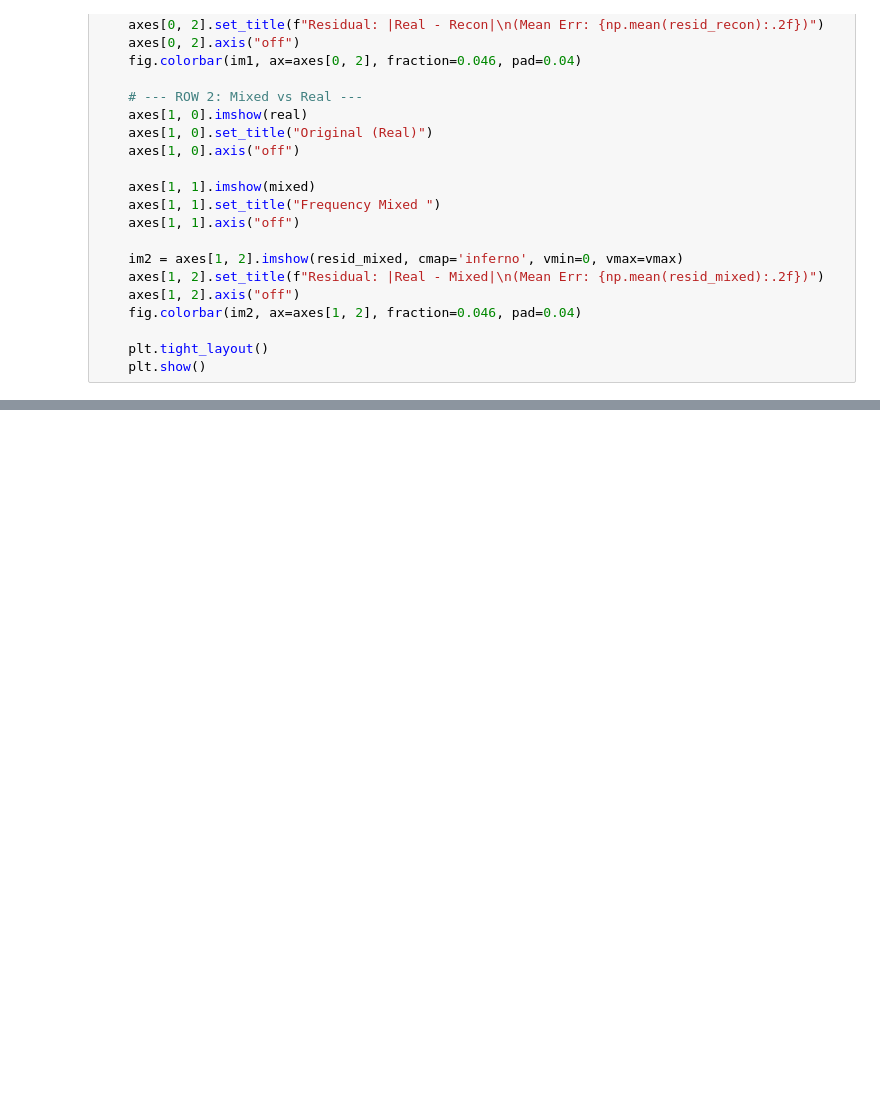
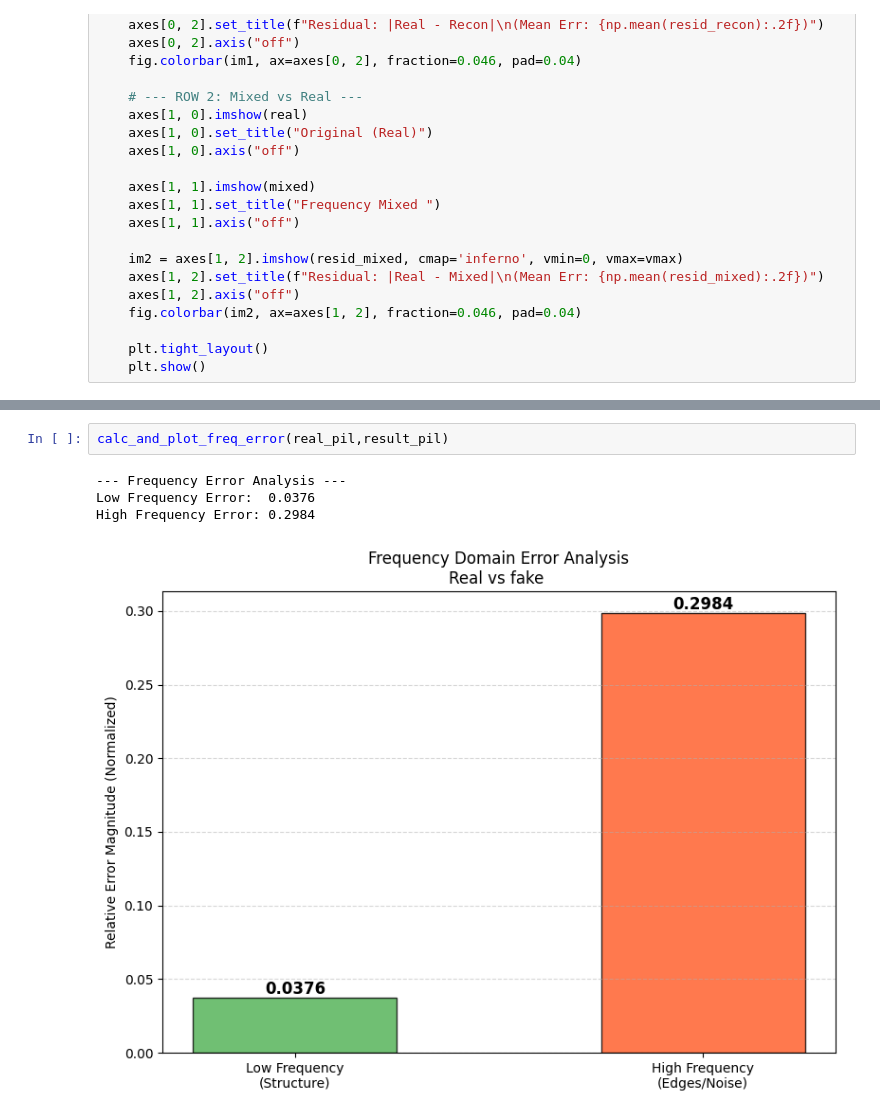
Before and after one commit to phospheneai/auth-sandbox, a Jupyter notebook: image-freq-swap/nbs/dct-swap.ipynb, the cells around one changed output, grey strips where cells are left out. Saved outputs shown, nothing was run; the diff lists cells and outputs as text; blank space fills up the shorter version.

```diff
--- a/image-freq-swap/nbs/dct-swap.ipynb
+++ b/image-freq-swap/nbs/dct-swap.ipynb
@@ -213,0 +309,7 @@ plot_comparisons(real_pil,recon_pil,result_pil)
+# %%
+calc_and_plot_freq_error(real_pil,result_pil)
+# %% [output]
+--- Frequency Error Analysis ---
+Low Frequency Error:  0.0376
+High Frequency Error: 0.2984
+[figure, added]
```
Also changed, not shown: parts of 6 cells of this notebook, 1 other file.
